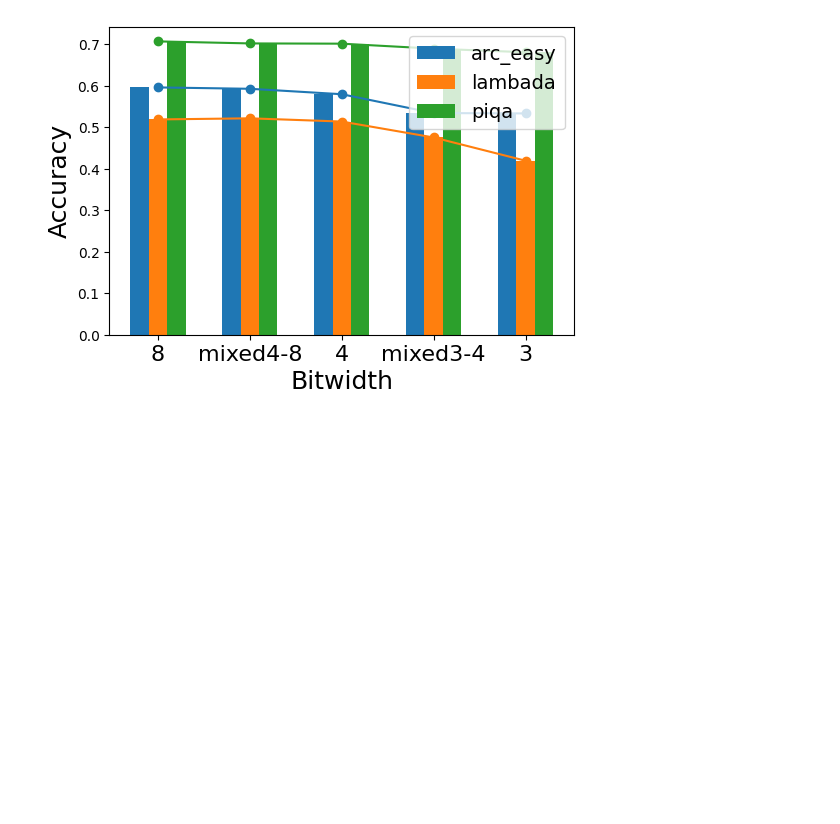
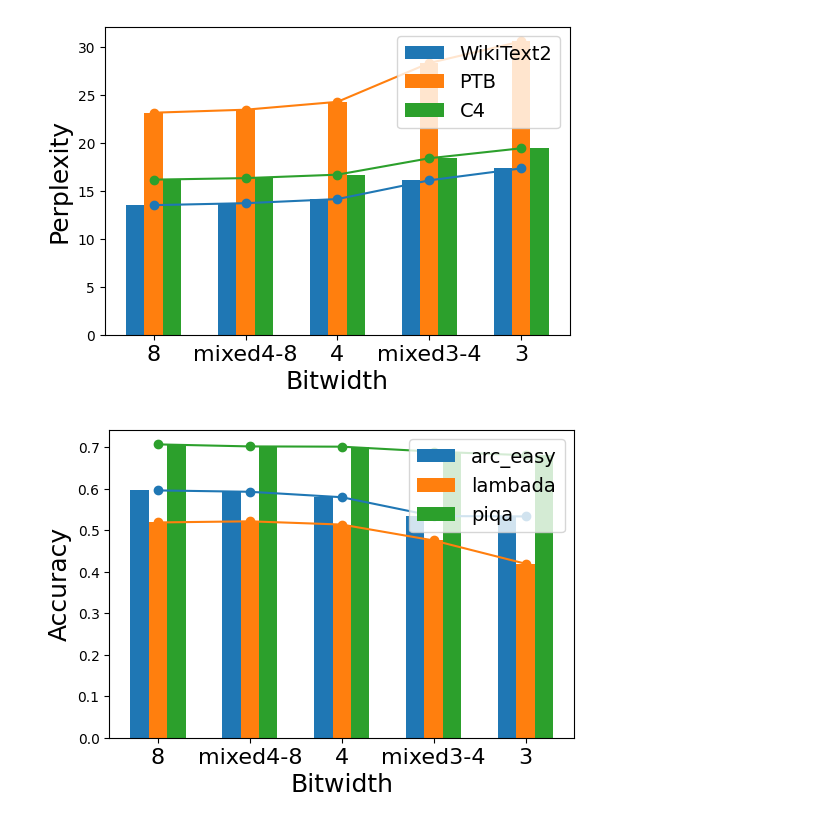
Before and after one commit to tonyzhao-jt/LLM-PQ, a Jupyter notebook: notebook/Motive_Graph.ipynb, the cells around one changed output. Drawn from its saved outputs; the diff is of its cells as text; code cells hidden in the pictures; blank space fills up the shorter version.

```diff
--- a/notebook/Motive_Graph.ipynb
+++ b/notebook/Motive_Graph.ipynb
@@ -6,7 +6,8 @@ from matplotlib.ticker import AutoMinorLocator, MultipleLocator
 f_size = 16
 fig_size = (6,4)
 # %%
-def plot_bar_with_curve(bits, arc_easy, lambada, piqa, title="acc_bit_opt", labels=['arc_easy', 'lambada', 'piqa']):
+def plot_bar_with_curve(bits, arc_easy, lambada, piqa, title="acc_bit_opt", labels=['arc_easy', 'lambada', 'piqa'],\
+                       y_label='Accuracy'):
     x = np.arange(len(bits))
     width = 0.2
 
@@ -24,7 +25,7 @@ def plot_bar_with_curve(bits, arc_easy, lambada, piqa, title="acc_bit_opt", labe
     ax.set_xticklabels(bits, fontsize=f_size)
 
     ax.set_xlabel('Bitwidth',  fontsize=f_size+2)
-    ax.set_ylabel('Accuracy',  fontsize=f_size+2)
+    ax.set_ylabel(y_label,  fontsize=f_size+2)
 #     ax.set_title('Accuracy vs Bit')
 
     ax.legend(fontsize=14, loc='upper right')
@@ -32,13 +33,15 @@ def plot_bar_with_curve(bits, arc_easy, lambada, piqa, title="acc_bit_opt", labe
 
     plt.show()
 # %%
-title = "acc_bit_bloom"
+title = "pp_bit_bloom"
 bits = [8, 'mixed4-8', 4, 'mixed3-4', 3]
-labels = ['arc_easy', 'lambada', 'piqa']
-arc_easy = [0.5963, 0.593, 0.5799, 0.5345, 0.5336]
-lambada = [0.5191, 0.5218, 0.514, 0.4756, 0.4195]
-piqa = [0.70729, 0.70239, 0.7018, 0.6898, 0.6811]
-plot_bar_with_curve(bits, arc_easy, lambada, piqa, title, labels)
+labels = ['WikiText2', 'PTB', 'C4']
+WikiText2 = [13.502, 13.707, 14.134, 16.088, 17.333]
+PTB = [ 23.135, 23.447, 24.267, 28.313,30.566]
+C4 = [16.16, 16.318, 16.678, 18.388, 19.426]
+plot_bar_with_curve(bits, WikiText2, PTB, C4, title, labels,y_label='Perplexity')
+# %% [output]
+[figure, added]
 # %%
 title = "acc_bit_bloom"
 bits = [8, 'mixed4-8', 4, 'mixed3-4', 3]
```
Also changed, not shown: parts of 1 cell of this notebook, 3 other files.
